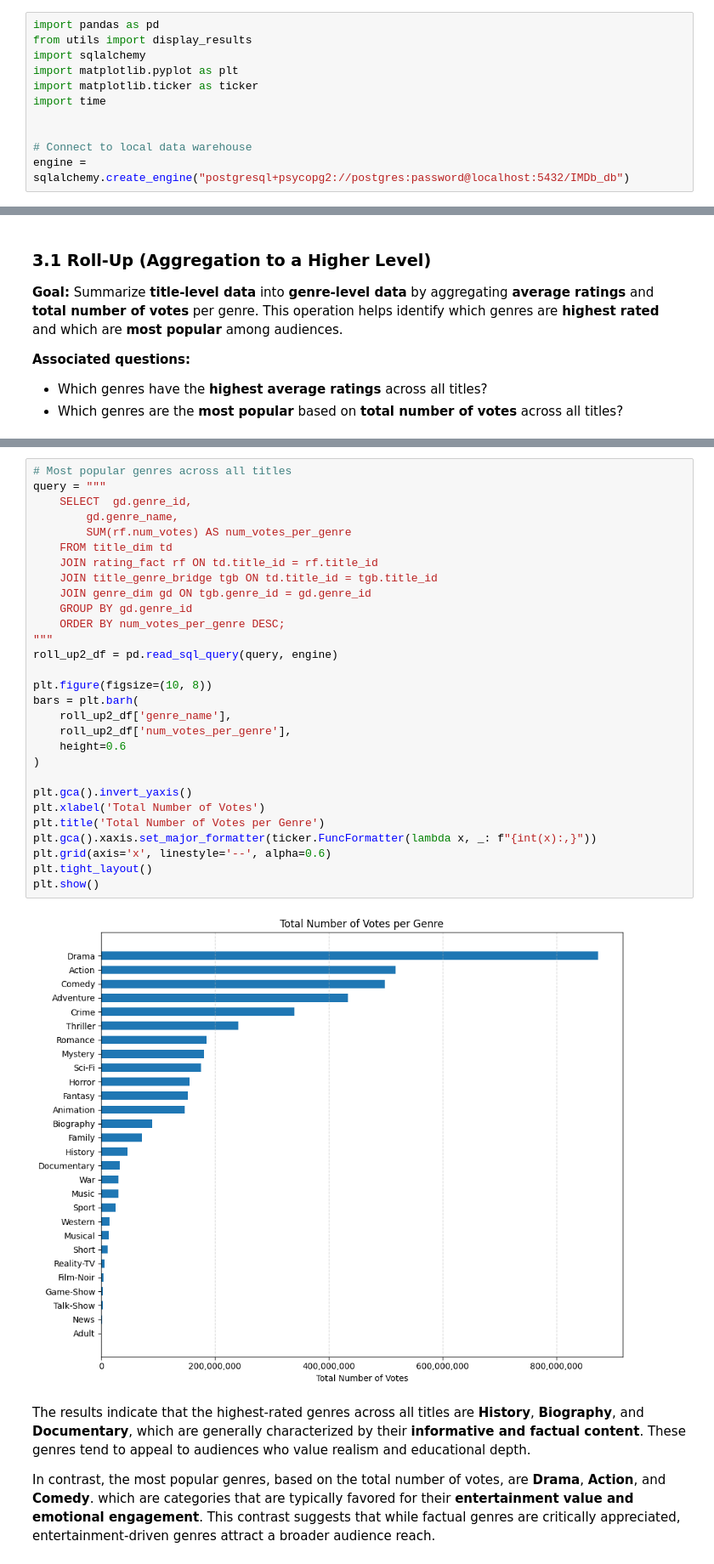
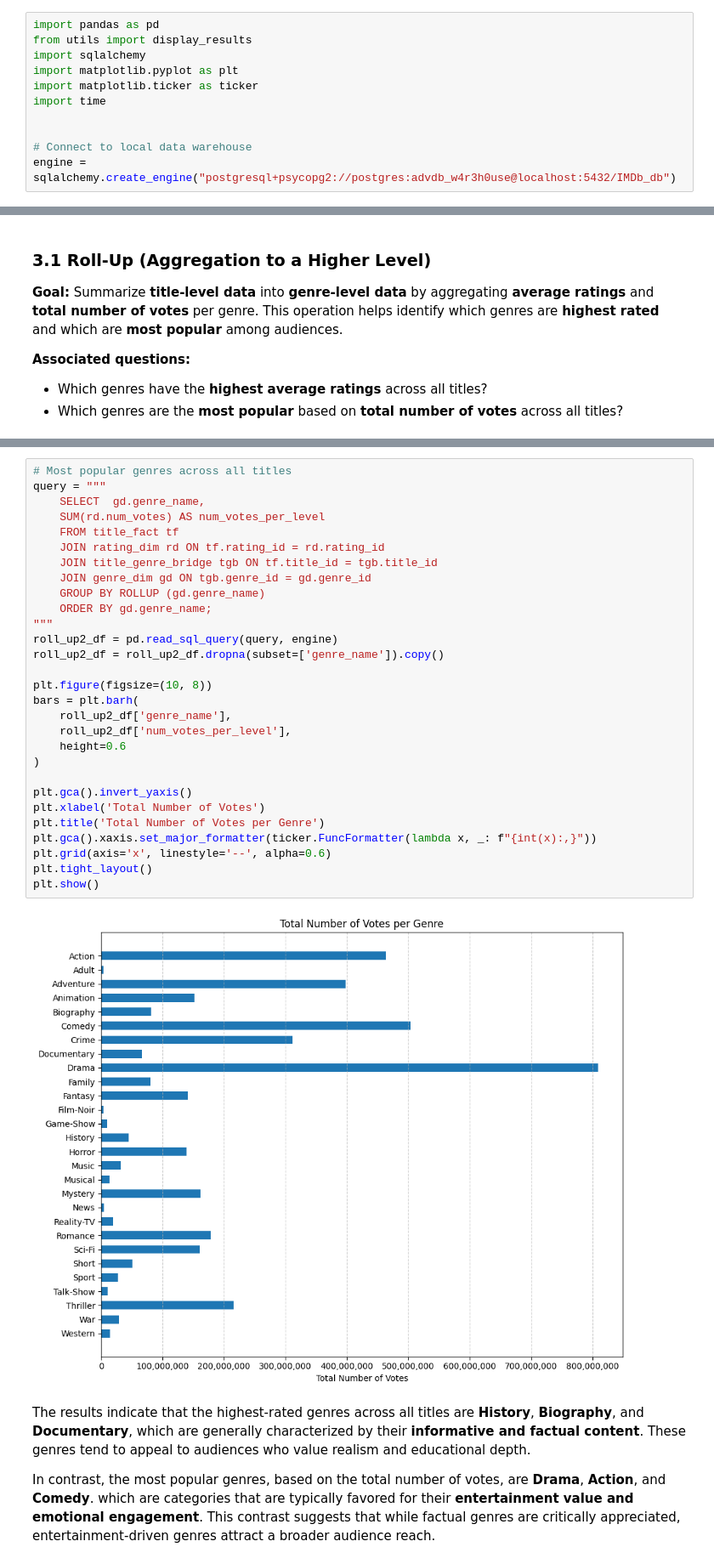
Before and after one commit to dredredre20/STADVDB-G12, a Jupyter notebook: mco_advdb.ipynb, the cells around one changed output, grey strips where cells are left out. Shown at 85% size. Drawn from its saved outputs; the diff is of its cells as text.

Commit message:
Updated tables and revised roll-up operation query

```diff
--- a/mco_advdb.ipynb
+++ b/mco_advdb.ipynb
@@ -66,7 +66,7 @@ import time
 
 
 # Connect to local data warehouse
-engine = sqlalchemy.create_engine("postgresql+psycopg2://postgres:password@localhost:5432/IMDb_db")
+engine = sqlalchemy.create_engine("postgresql+psycopg2://postgres:advdb_w4r3h0use@localhost:5432/IMDb_db")
 # %% [markdown]
 ---
 # %% [markdown]
@@ -125,34 +126,34 @@ plt.show()
 # %%
 # Most popular genres across all titles
 query = """
-    SELECT  gd.genre_id,
-		gd.genre_name,
-		SUM(rf.num_votes) AS num_votes_per_genre
-    FROM title_dim td
-    JOIN rating_fact rf ON td.title_id = rf.title_id
-    JOIN title_genre_bridge tgb ON td.title_id = tgb.title_id
+    SELECT  gd.genre_name,
+    SUM(rd.num_votes) AS num_votes_per_level
+    FROM title_fact tf
+    JOIN rating_dim rd ON tf.rating_id = rd.rating_id
+    JOIN title_genre_bridge tgb ON tf.title_id = tgb.title_id
     JOIN genre_dim gd ON tgb.genre_id = gd.genre_id
-    GROUP BY gd.genre_id
-    ORDER BY num_votes_per_genre DESC;
+    GROUP BY ROLLUP (gd.genre_name)
+    ORDER BY gd.genre_name;
 """
 roll_up2_df = pd.read_sql_query(query, engine)
+roll_up2_df = roll_up2_df.dropna(subset=['genre_name']).copy()
 
 plt.figure(figsize=(10, 8))
 bars = plt.barh(
     roll_up2_df['genre_name'],
-    roll_up2_df['num_votes_per_genre'],
+    roll_up2_df['num_votes_per_level'],
     height=0.6
 )
 
 plt.gca().invert_yaxis()
 plt.xlabel('Total Number of Votes')
 plt.title('Total Number of Votes per Genre')
 plt.gca().xaxis.set_major_formatter(ticker.FuncFormatter(lambda x, _: f"{int(x):,}"))
 plt.grid(axis='x', linestyle='--', alpha=0.6)
 plt.tight_layout()
 plt.show()
 # %% [output]
-[figure, old version]
+[figure, new version]
 # %% [markdown]
 The results indicate that the highest-rated genres across all titles are **History**, **Biography**, and **Documentary**, which are generally characterized by their **informative and factual content**. These genres tend to appeal to audiences who value realism and educational depth.
 
```
Also changed, not shown: parts of 14 cells of this notebook, 1 other file.
